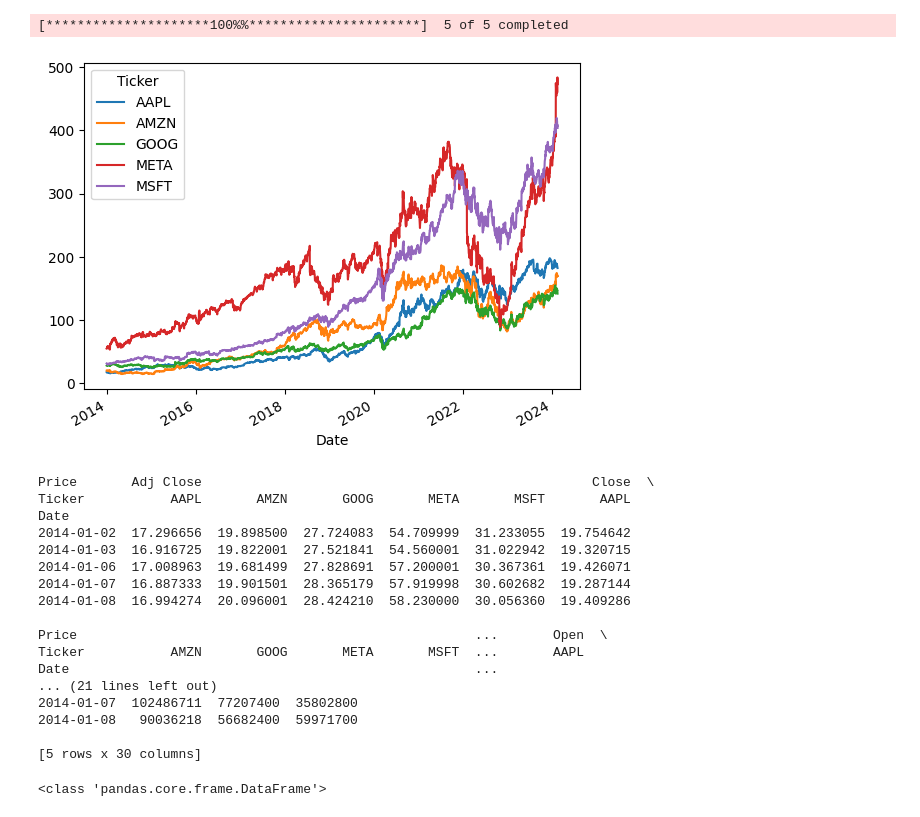
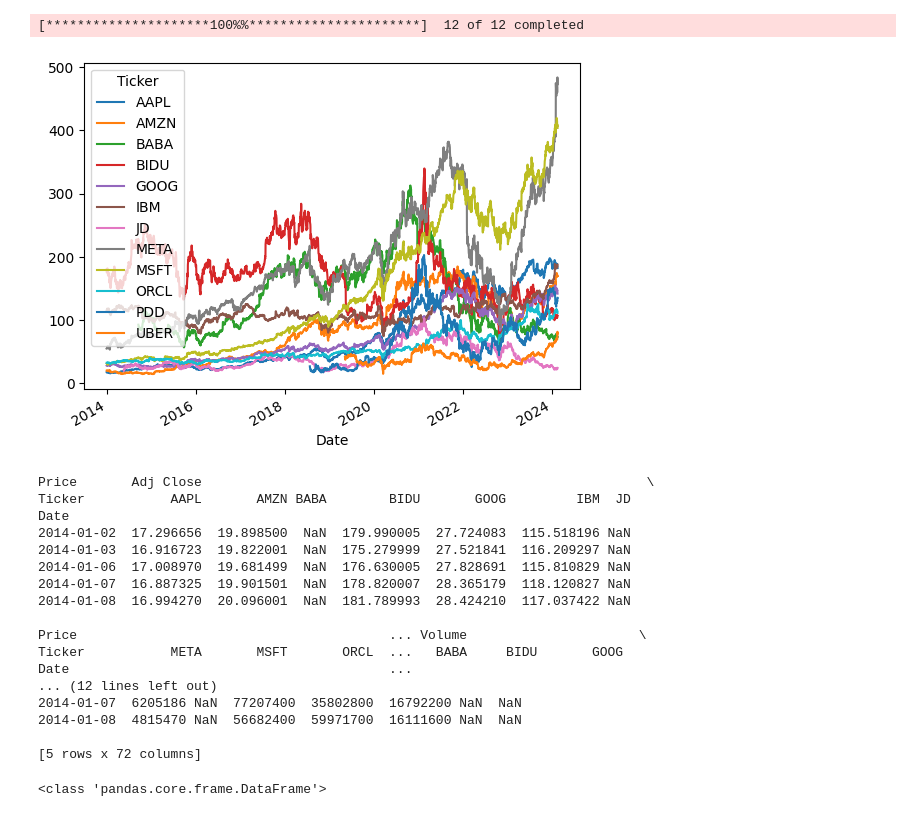
Before and after one commit to ken-liu-17/py, a Jupyter notebook: yahoo/download.ipynb, the cells around one changed output. Saved outputs shown, nothing was run; the diff lists cells and outputs as text; code cells hidden in the pictures.

```diff
--- a/yahoo/download.ipynb
+++ b/yahoo/download.ipynb
@@ -1,40 +1,41 @@
 # %%
+import warnings
 import yfinance as yf
+warnings.simplefilter(action='ignore', category=FutureWarning)
 
 # Get the data for the stock AAPL
-#data = yf.download(['META', 'GOOG', 'AMZN','MSFT', 'AAPL'],'2014-01-01','2024-02-16')
-df = yf.download(['META', 'GOOG', 'AMZN','MSFT', 'AAPL'],'2014-01-01')
+df = yf.download(['AAPL', 'AMZN', 'BABA', 'BIDU', 'GOOG', 'IBM', 'JD', 'META', 'MSFT', 'ORCL', 'PDD', 'UBER'], '2014-01-01')
 
 # Import the plotting library
 import matplotlib.pyplot as plt
 %matplotlib inline
 
 # Plot the close price of the AAPL
 df['Adj Close'].plot()
 plt.show()
 # %% [output]
-[*********************100%%**********************]  5 of 5 completed
+[*********************100%%**********************]  12 of 12 completed
-[figure, old version]
+[figure, new version]
 # %%
 print(df.head())
 # %% [output]
-Price       Adj Close                                                  Close  \
-Ticker           AAPL       AMZN       GOOG       META       MSFT       AAPL
+Price       Adj Close                                                         \
+Ticker           AAPL       AMZN BABA        BIDU       GOOG         IBM  JD
 Date
-2014-01-02  17.296656  19.898500  27.724083  54.709999  31.233055  19.754642
-2014-01-03  16.916725  19.822001  27.521841  54.560001  31.022942  19.320715
-2014-01-06  17.008963  19.681499  27.828691  57.200001  30.367361  19.426071
-2014-01-07  16.887333  19.901501  28.365179  57.919998  30.602682  19.287144
-2014-01-08  16.994274  20.096001  28.424210  58.230000  30.056360  19.409286
+2014-01-02  17.296656  19.898500  NaN  179.990005  27.724083  115.518196 NaN
+2014-01-03  16.916723  19.822001  NaN  175.279999  27.521841  116.209297 NaN
+2014-01-06  17.008970  19.681499  NaN  176.630005  27.828691  115.810829 NaN
+2014-01-07  16.887325  19.901501  NaN  178.820007  28.365179  118.120827 NaN
+2014-01-08  16.994270  20.096001  NaN  181.789993  28.424210  117.037422 NaN
 
-Price                                                   ...       Open  \
-Ticker           AMZN       GOOG       META       MSFT  ...       AAPL
-Date                                                    ...
-... (21 lines left out)
-2014-01-07  102486711  77207400  35802800
-2014-01-08   90036218  56682400  59971700
+Price                                        ... Volume                      \
+Ticker           META       MSFT       ORCL  ...   BABA     BIDU       GOOG
+Date                                         ...
+... (12 lines left out)
+2014-01-07  6205186 NaN  77207400  35802800  16792200 NaN  NaN
+2014-01-08  4815470 NaN  56682400  59971700  16111600 NaN  NaN
 
-[5 rows x 30 columns]
+[5 rows x 72 columns]
 # %%
 print(type(df))
 df.to_csv('../data/test_yahoo.csv')
```
Also changed, not shown: parts of 1 cell of this notebook, 1 other file.
